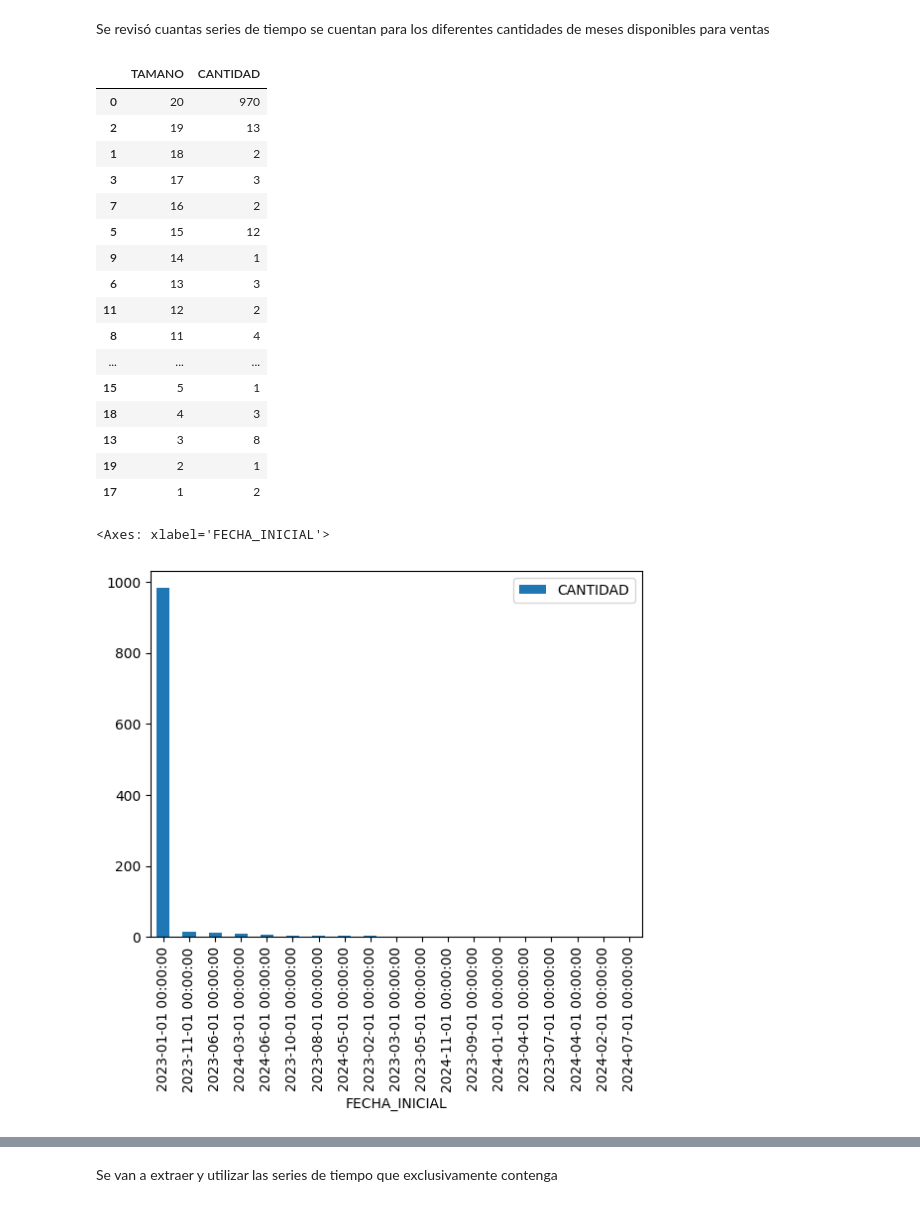
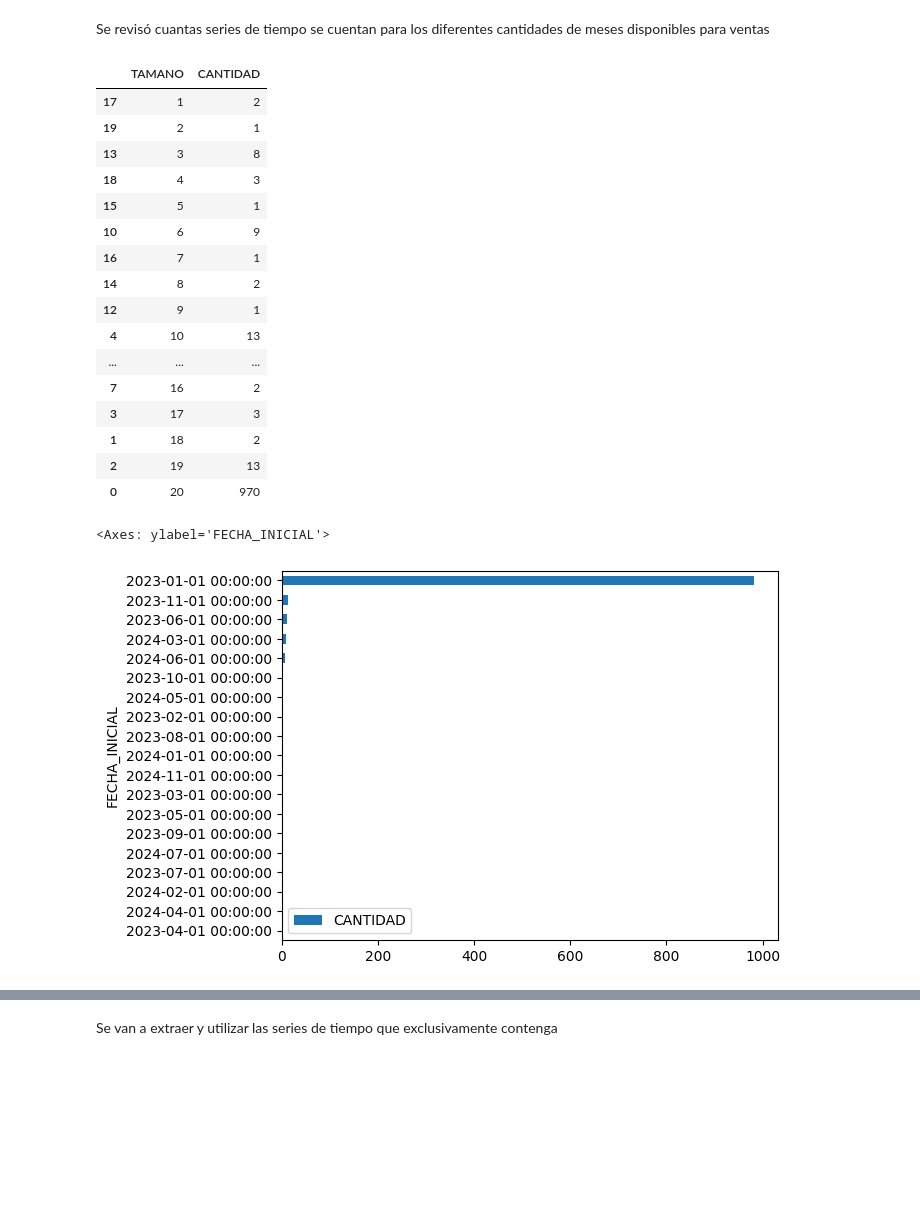
Before and after one commit to FedeSS99/Proyecto-Oxxo-F4, a Jupyter notebook: ExploracionVentas.ipynb, the cells around one changed output, grey strips where cells are left out. Saved outputs shown, nothing was run; the diff lists cells and outputs as text; code cells hidden in the pictures; blank space fills up the shorter version.

```diff
--- a/ExploracionVentas.ipynb
+++ b/ExploracionVentas.ipynb
@@ -128,7 +128,7 @@ tams_series = [len(series_venta_tiendas[tienda_id][1]) for tienda_id in TIENDA_I
 Se revisó cuantas series de tiempo iniciaban en determinadas fechas iniciales para realizar un filtrado de las mismas
 # %%
 conteo_fechas_iniciales = pd.DataFrame(Counter(fechas_iniciales).items(), columns = ["FECHA_INICIAL", "CANTIDAD"])
-conteo_fechas_iniciales.sort_values(by = "CANTIDAD", inplace=True, ascending = False)
+conteo_fechas_iniciales.sort_values(by = "CANTIDAD", inplace=True, ascending = True)
 conteo_fechas_iniciales
 # %% [output]
 |  | FECHA_INICIAL | CANTIDAD |
@@ -152,29 +152,29 @@ conteo_fechas_iniciales
 Se revisó cuantas series de tiempo se cuentan para los diferentes cantidades de meses disponibles para ventas
 # %%
 conteo_tams_series = pd.DataFrame(Counter(tams_series).items(), columns = ["TAMANO", "CANTIDAD"])
-conteo_tams_series.sort_values(by = "TAMANO", inplace=True, ascending = False)
+conteo_tams_series.sort_values(by = "TAMANO", inplace=True, ascending = True)
 conteo_tams_series
 # %% [output]
 |  | TAMANO | CANTIDAD |
+| 17 | 1 | 2 |
+| 19 | 2 | 1 |
+| 13 | 3 | 8 |
+| 18 | 4 | 3 |
+| 15 | 5 | 1 |
+| 10 | 6 | 9 |
+| 16 | 7 | 1 |
+| 14 | 8 | 2 |
+| 12 | 9 | 1 |
+| 4 | 10 | 13 |
+| ... | ... | ... |
+| 7 | 16 | 2 |
+| 3 | 17 | 3 |
+| 1 | 18 | 2 |
+| 2 | 19 | 13 |
 | 0 | 20 | 970 |
-| 2 | 19 | 13 |
-| 1 | 18 | 2 |
-| 3 | 17 | 3 |
-| 7 | 16 | 2 |
-| 5 | 15 | 12 |
-| 9 | 14 | 1 |
-| 6 | 13 | 3 |
-| 11 | 12 | 2 |
-| 8 | 11 | 4 |
-| ... | ... | ... |
-| 15 | 5 | 1 |
-| 18 | 4 | 3 |
-| 13 | 3 | 8 |
-| 19 | 2 | 1 |
-| 17 | 1 | 2 |
 # %%
-conteo_fechas_iniciales.plot(x = "FECHA_INICIAL", y = "CANTIDAD", kind = "bar")
+conteo_fechas_iniciales.plot(x = "FECHA_INICIAL", y = "CANTIDAD", kind = "barh")
 # %% [output]
-<Axes: xlabel='FECHA_INICIAL'>
+<Axes: ylabel='FECHA_INICIAL'>
-[figure, old version]
+[figure, new version]
 # %%
```
Also changed, not shown: parts of 13 cells of this notebook, 1 other file.
